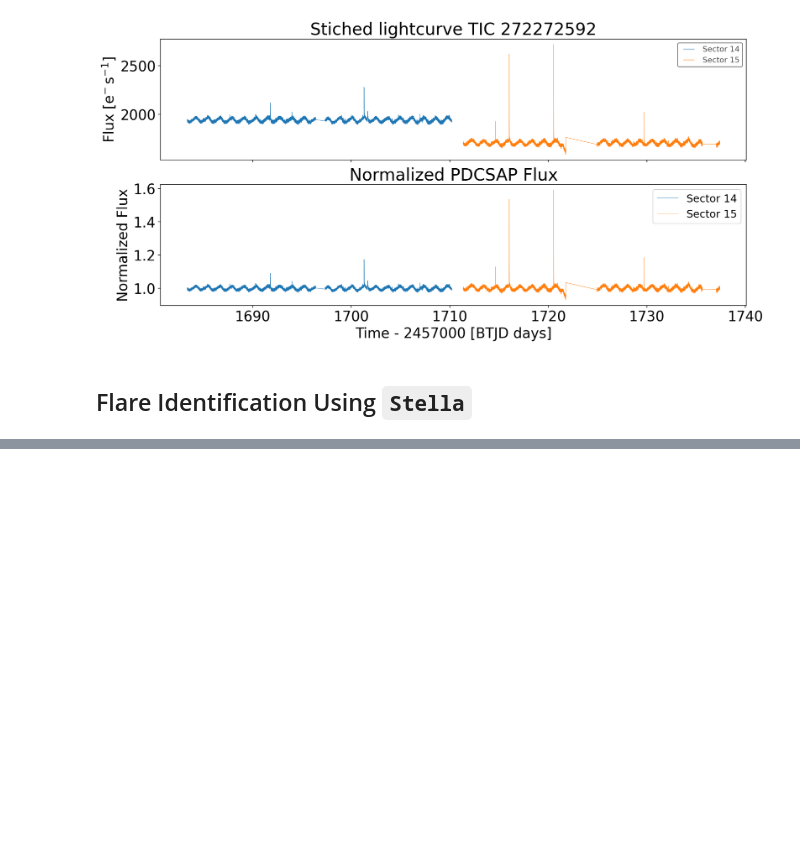
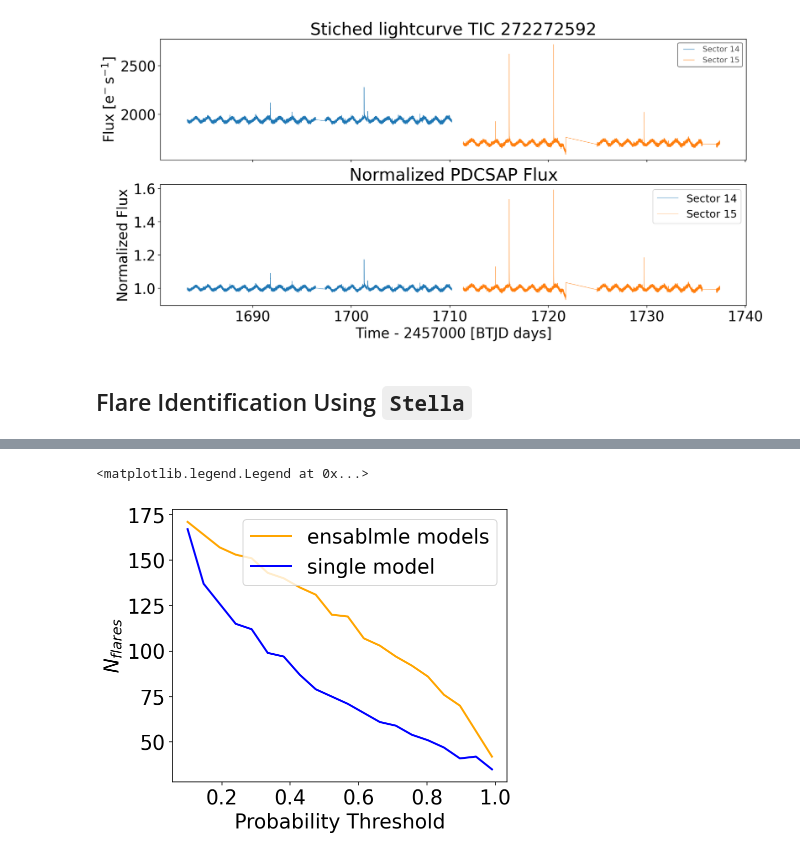
Before and after one commit to AndyTza/flarates, a Jupyter notebook: tutorials/Tutorial - Flare Rates with Stella and Lightkurve.ipynb, the cells around one changed output, grey strips where cells are left out. Cells and saved outputs as stored; diff of their text form; code cells hidden in the pictures; blank space fills up the shorter version.

```diff
--- a/tutorials/Tutorial - Flare Rates with Stella and Lightkurve.ipynb
+++ b/tutorials/Tutorial - Flare Rates with Stella and Lightkurve.ipynb
@@ -86,2 +79,0 @@ Models have already been downloaded to ~/.stella/models
-# %%
-cnn = stella.ConvNN(output_dir='.') # define your convolutional neural network
@@ -139,22 +79,0 @@ Table length=44
-# %%
-# can you give the number of rates for each model
-
-thresh = 0.75
-n_pm = []
-for m in range(10):
-
-    cnn.predict(modelname=MODELS[m],
-                times=time,
-                fluxes=flux,
-                errs=flux_err)
-
-    ff = stella.FitFlares(id=[272272592],
-                      time=[time],
-                      flux=[flux],
-                      flux_err=[flux_err],
-                      predictions=[cnn.predictions[0]])
-
-    ff.identify_flare_peaks(threshold=thresh)
-
-    data = ff.flare_table
-    n_pm.append(len(data))
@@ -170,7 +80,7 @@ Text(0, 0.5, '$N_{fpm}$')
 # %%
 def predict_flares(data_time, data_flux, data_flux_err, targ_id, ensembling=True, model_index=0, flare_thesh_prob=0.75, out_dir='.'):
     """This function will take the the light curve data (i.e time, flux, and flux_err)
-    and using stella will return an astropy.table containing the identified flares given
+    and using stella, it will return an astropy.table containing the identified flares given
     a flare_threshold_probability parameter.
 
     ensembling: True (will combine all available models via stella.DownloadSets()) trained on TESS data via
@@ -190,7 +100,6 @@ def predict_flares(data_time, data_flux, data_flux_err, targ_id, ensembling=True
     flare_thresh_prob (float): Flare rate proability treshold, range from >0 to
     out_dir (str): output directory. Deafult is '.'
     """
-
     # Define CNN via Stella
     cnn = stella.ConvNN(output_dir='.')
 
@@ -223,6 +132,7 @@ def predict_flares(data_time, data_flux, data_flux_err, targ_id, ensembling=True
             for j in range(len(f_table0)): # append each entry to final table
                 my_flare_table.add_row(f_table0[j])
 
+        # return the merged tables by only those with unique tpeak
         return my_flare_table[np.unique(my_flare_table['tpeak'], return_index=True)[1]]
 
     else:
@@ -269,0 +157,9 @@ Table length=55
+# %%
+prob_step = np.linspace(0.1, 0.99, 20)
+
+# how many falres do we get as we go from softer to harder probability criteria
+nn = [len(predict_flares(time, flux, flux_err, LC[0].targetid,
+                         ensembling=True, flare_thesh_prob=p)) for p in prob_step]
+
+nn0 = [len(predict_flares(time, flux, flux_err, LC[0].targetid,
+                         ensembling=False,model_index=0, flare_thesh_prob=p)) for p in prob_step]
@@ -269,0 +202,10 @@ Table length=55
+# %%
+plt.figure(figsize=(6,5))
+plt.plot(prob_step, nn, color='orange', lw=2, label='ensablmle models')
+plt.plot(prob_step, nn0, color='blue', lw=2, label='single model')
+plt.xlabel("Probability Threshold")
+plt.ylabel("$N_{flares}$")
+plt.legend()
+# %% [output]
+<matplotlib.legend.Legend at 0x...>
+[figure, added]
```
Also changed, not shown: parts of 12 cells of this notebook.
